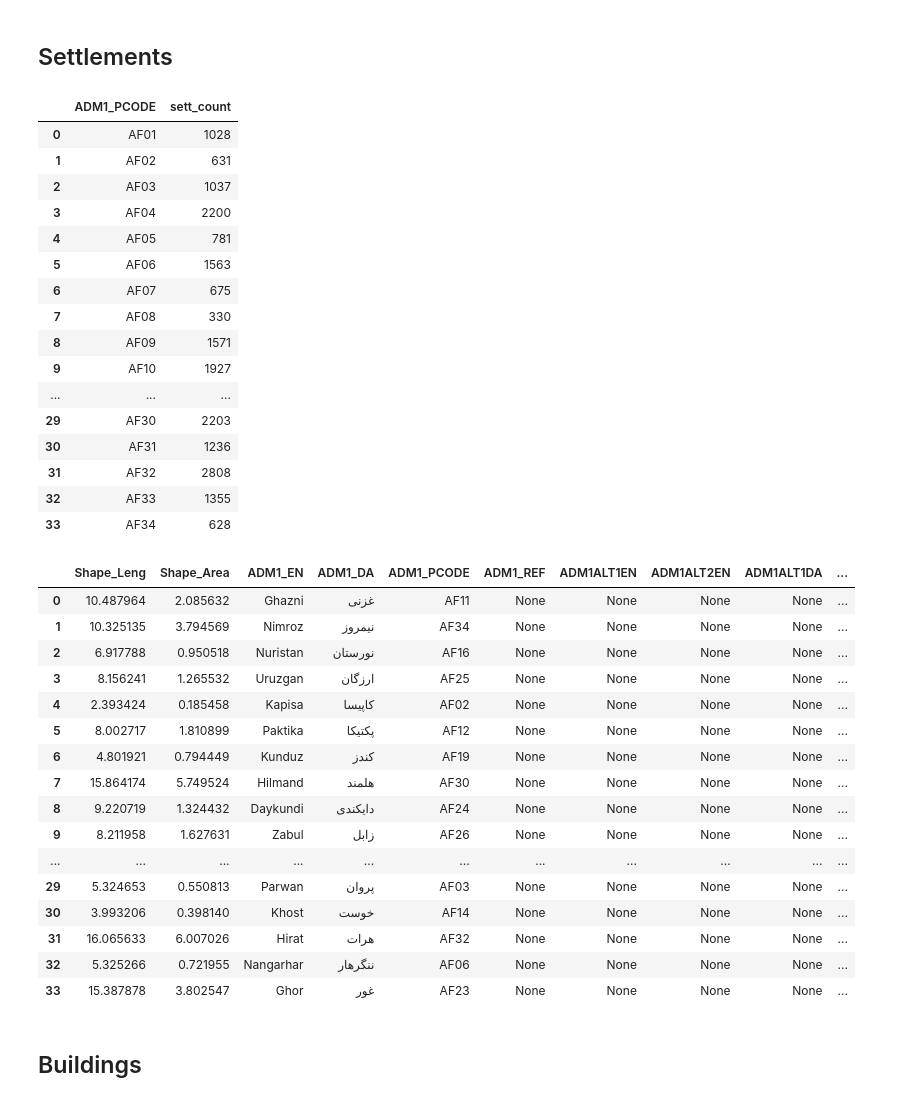
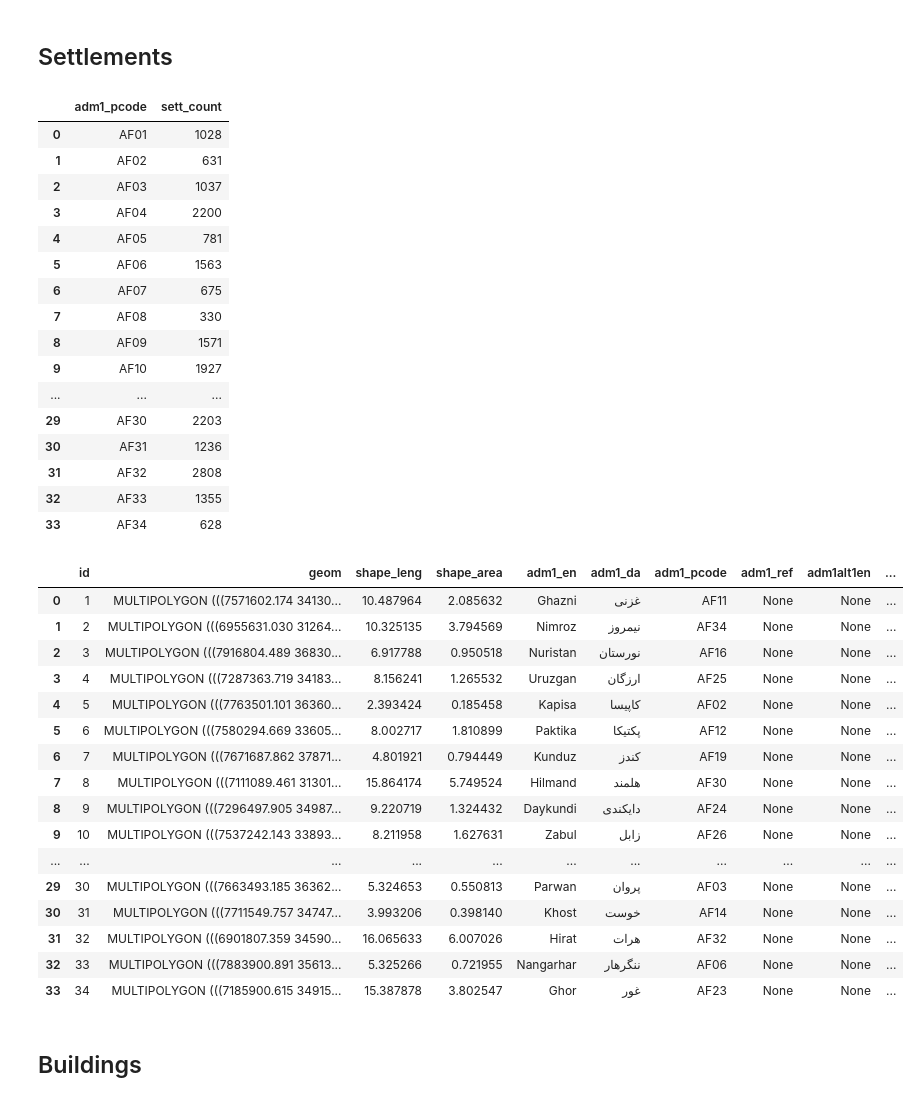
Before and after one commit to victor-m-olsen/iMMAP, a Jupyter notebook: Jupyter/Population-Admin-Layer-FullSize.ipynb, the cells around one changed output. Drawn from its saved outputs; the diff is of its cells as text; code cells hidden in the pictures.

Commit message:
upgrading to postgres export

```diff
--- a/Jupyter/Population-Admin-Layer-FullSize.ipynb
+++ b/Jupyter/Population-Admin-Layer-FullSize.ipynb
@@ -14,3 +16,7 @@ import shapely
+# %%
+password = ''
+db_connection_url = "postgresql://postgres:{}@localhost:5432/HSDC".format(password)
+con = create_engine(db_connection_url)
 # %%
 pd.set_option('display.max_columns', None)
 # %%
@@ -18,14 +24,15 @@ os.chdir(r'D:\iMMAP\proj\ASDC\data\pop_admin_layer')
 # %% [markdown]
 ## Preping vector data
 # %%
-#OBS. Pop was added to admin layer prior to import
-admin_path = r'D:\iMMAP\proj\ASDC\data\admin_pop.shp'
+# OBS. Pop was added to admin layer prior to import
+#admin_path = "SELECT * FROM afg_admbnda_adm1"  # Load from postgres
+admin_sql = "select * from zonal_stats"           # Load from postgres
 sett_path = r'D:\iMMAP\proj\ASDC\data\afg_pplp.shp'
-build_path = r'D:\iMMAP\data\Afghanistan\microsoft_building_footprint.shp'
-#lc_path
+build_path = r'D:\iMMAP\data\Afghanistan\buildings\microsoft_building_footprint.shp'
 
 # Load data and convert to equal area projection
-admin = gpd.read_file(admin_path).to_crs('ESRI:53034')
+#admin = gpd.read_file(admin_path).to_crs('ESRI:53034') # Load shp
+admin = gpd.GeoDataFrame.from_postgis(admin_sql, con).to_crs('ESRI:53034')   # Load postgres table
 sett = gpd.read_file(sett_path).to_crs('ESRI:53034')
 build = gpd.read_file(build_path).to_crs('ESRI:53034')
 #lc = gpd.read_file(lc_path)
@@ -47,7 +54,7 @@ ax = sett.plot(ax=ax, color = 'yellow') #, facecolor='None', edgecolor='blue', l
 ## Area
 # %%
 # Calculating area and converting from square m to square km
-admin['area_km2'] = admin['geometry'].area.div(1000000)
+admin['area_km2'] = admin['geom'].area.div(1000000)
 # %%
 admin
 # %% [output]
@@ -81,7 +88,7 @@ joined_df = gpd.sjoin(
 
 # Count number of settlement within admin polygons
 sett_count = joined_df.groupby(
-    ['ADM1_PCODE'],
+    ['adm1_pcode'],
     as_index=False,
 )['vuid'].count() # vuid is arbitrary, we just count the rows
 
@@ -94,7 +101,7 @@ sett_count.isnull().sum()
 # View results
 sett_count
 # %% [output]
-|  | ADM1_PCODE | sett_count |
+|  | adm1_pcode | sett_count |
 | 0 | AF01 | 1028 |
 | 1 | AF02 | 631 |
 | 2 | AF03 | 1037 |
@@ -114,29 +121,29 @@ sett_count
 # %%
 # Merge sett count back on to admin dataset
 admin = admin.merge(
     sett_count,
-    on='ADM1_PCODE',
+    on='adm1_pcode',
     how='left')
 
 admin
 # %% [output]
-|  | Shape_Leng | Shape_Area | ADM1_EN | ADM1_DA | ADM1_PCODE | ADM1_REF | ADM1ALT1EN | ADM1ALT2EN | ADM1ALT1DA | ... |
-| 0 | 10.487964 | 2.085632 | Ghazni | غزنی | AF11 | None | None | None | None | ... |
-| 1 | 10.325135 | 3.794569 | Nimroz | نیمروز | AF34 | None | None | None | None | ... |
-| 2 | 6.917788 | 0.950518 | Nuristan | نورستان | AF16 | None | None | None | None | ... |
-| 3 | 8.156241 | 1.265532 | Uruzgan | ارزگان | AF25 | None | None | None | None | ... |
-| 4 | 2.393424 | 0.185458 | Kapisa | کاپیسا | AF02 | None | None | None | None | ... |
-| 5 | 8.002717 | 1.810899 | Paktika | پکتیکا | AF12 | None | None | None | None | ... |
-| 6 | 4.801921 | 0.794449 | Kunduz | کندز | AF19 | None | None | None | None | ... |
-| 7 | 15.864174 | 5.749524 | Hilmand | هلمند | AF30 | None | None | None | None | ... |
-| 8 | 9.220719 | 1.324432 | Daykundi | دایکندی | AF24 | None | None | None | None | ... |
-| 9 | 8.211958 | 1.627631 | Zabul | زابل | AF26 | None | None | None | None | ... |
+|  | id | geom | shape_leng | shape_area | adm1_en | adm1_da | adm1_pcode | adm1_ref | adm1alt1en | ... |
+| 0 | 1 | MULTIPOLYGON (((7571602.174 34130... | 10.487964 | 2.085632 | Ghazni | غزنی | AF11 | None | None | ... |
+| 1 | 2 | MULTIPOLYGON (((6955631.030 31264... | 10.325135 | 3.794569 | Nimroz | نیمروز | AF34 | None | None | ... |
+| 2 | 3 | MULTIPOLYGON (((7916804.489 36830... | 6.917788 | 0.950518 | Nuristan | نورستان | AF16 | None | None | ... |
+| 3 | 4 | MULTIPOLYGON (((7287363.719 34183... | 8.156241 | 1.265532 | Uruzgan | ارزگان | AF25 | None | None | ... |
+| 4 | 5 | MULTIPOLYGON (((7763501.101 36360... | 2.393424 | 0.185458 | Kapisa | کاپیسا | AF02 | None | None | ... |
+| 5 | 6 | MULTIPOLYGON (((7580294.669 33605... | 8.002717 | 1.810899 | Paktika | پکتیکا | AF12 | None | None | ... |
+| 6 | 7 | MULTIPOLYGON (((7671687.862 37871... | 4.801921 | 0.794449 | Kunduz | کندز | AF19 | None | None | ... |
+| 7 | 8 | MULTIPOLYGON (((7111089.461 31301... | 15.864174 | 5.749524 | Hilmand | هلمند | AF30 | None | None | ... |
+| 8 | 9 | MULTIPOLYGON (((7296497.905 34987... | 9.220719 | 1.324432 | Daykundi | دایکندی | AF24 | None | None | ... |
+| 9 | 10 | MULTIPOLYGON (((7537242.143 33893... | 8.211958 | 1.627631 | Zabul | زابل | AF26 | None | None | ... |
 | ... | ... | ... | ... | ... | ... | ... | ... | ... | ... | ... |
-| 29 | 5.324653 | 0.550813 | Parwan | پروان | AF03 | None | None | None | None | ... |
-| 30 | 3.993206 | 0.398140 | Khost | خوست | AF14 | None | None | None | None | ... |
-| 31 | 16.065633 | 6.007026 | Hirat | هرات | AF32 | None | None | None | None | ... |
-| 32 | 5.325266 | 0.721955 | Nangarhar | ننگرهار | AF06 | None | None | None | None | ... |
-| 33 | 15.387878 | 3.802547 | Ghor | غور | AF23 | None | None | None | None | ... |
+| 29 | 30 | MULTIPOLYGON (((7663493.185 36362... | 5.324653 | 0.550813 | Parwan | پروان | AF03 | None | None | ... |
+| 30 | 31 | MULTIPOLYGON (((7711549.757 34747... | 3.993206 | 0.398140 | Khost | خوست | AF14 | None | None | ... |
+| 31 | 32 | MULTIPOLYGON (((6901807.359 34590... | 16.065633 | 6.007026 | Hirat | هرات | AF32 | None | None | ... |
+| 32 | 33 | MULTIPOLYGON (((7883900.891 35613... | 5.325266 | 0.721955 | Nangarhar | ننگرهار | AF06 | None | None | ... |
+| 33 | 34 | MULTIPOLYGON (((7185900.615 34915... | 15.387878 | 3.802547 | Ghor | غور | AF23 | None | None | ... |
 # %% [markdown]
 ## Buildings
 # %%
```
Also changed, not shown: parts of 9 cells of this notebook.
